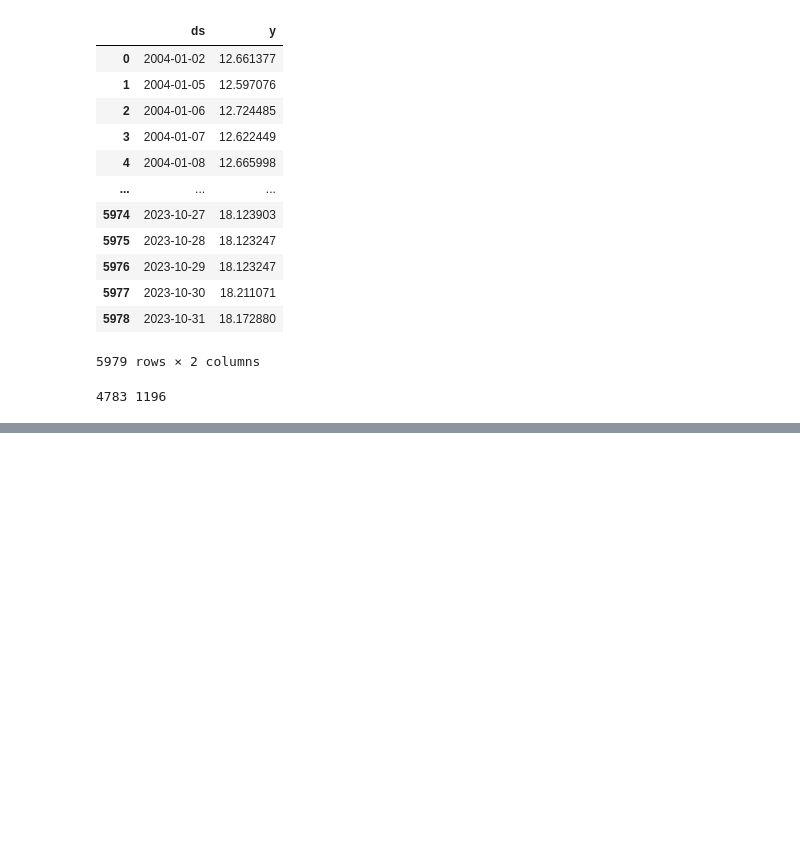
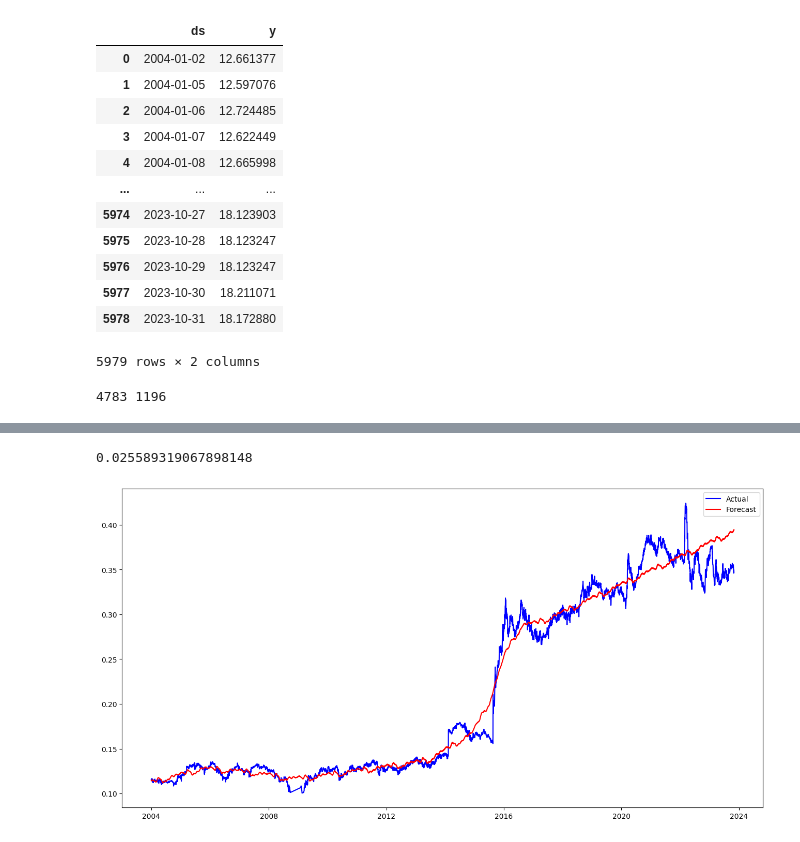
Before and after one commit to kurone02/currency-exchange-forecast, a Jupyter notebook: prophet.ipynb, the cells around one changed output, grey strips where cells are left out. Saved outputs shown, nothing was run; the diff lists cells and outputs as text; code cells hidden in the pictures; blank space fills up the shorter version.

```diff
--- a/prophet.ipynb
+++ b/prophet.ipynb
@@ -107,0 +168,32 @@ plt.show()
+# %%
+best_params = {}
+best_score = float('inf')
+# %%
+for mode in param_grid['seasonality_mode']:
+    for cps in param_grid['changepoint_prior_scale']:
+        for sps in param_grid['seasonality_prior_scale']:
+            # Create a model with the current hyperparameters
+            model = Prophet(seasonality_mode=mode,
+                            changepoint_prior_scale=cps,
+                            seasonality_prior_scale=sps,
+                            )
+            model.fit(train)
+
+            # Evaluate the model using Mean Squared Error (MSE) and cross validation
+            # df_cv = cross_validation(model, initial='4783 days', period='30 days', horizon='1 days')
+            # score = mean_squared_error(df_cv['y'], df_cv['yhat'])
+            future = model.make_future_dataframe(periods=train_size)
+            forecast = model.predict(future)
+            y_true = test['y'].values
+            y_pred = forecast['yhat'].values[-len(test):]
+            score = mean_squared_error(y_true, y_pred)
+            print(mode, cps, sps, score)
+
+            # Update best parameters
+            if score < best_score:
+                best_score = score
+                best_params = {
+                    'seasonality_mode': mode,
+                    'changepoint_prior_scale': cps,
+                    'seasonality_prior_scale': sps
+                }
@@ -107,0 +227,3 @@ plt.show()
+# %%
+best_model = Prophet(**best_params)
+best_model.fit(train)
@@ -107,0 +234,3 @@ plt.show()
+# %%
+future = best_model.make_future_dataframe(periods=train_size)
+forecast = best_model.predict(future)
@@ -107,0 +240,13 @@ plt.show()
+# %%
+mse = mean_squared_error(y_true, y_pred)
+mse
+# %% [output]
+0.025589319067898148
+# %%
+plt.figure(figsize=(16,8))
+plt.plot(data['ds'], data['y'], label='Actual', color='blue')
+plt.plot(forecast['ds'][:len(data)], forecast['yhat'][:len(data)], label='Forecast', color='red')
+plt.legend()
+plt.show()
+# %% [output]
+[figure, added]
```
Also changed, not shown: parts of 16 cells of this notebook, 2 other files.
